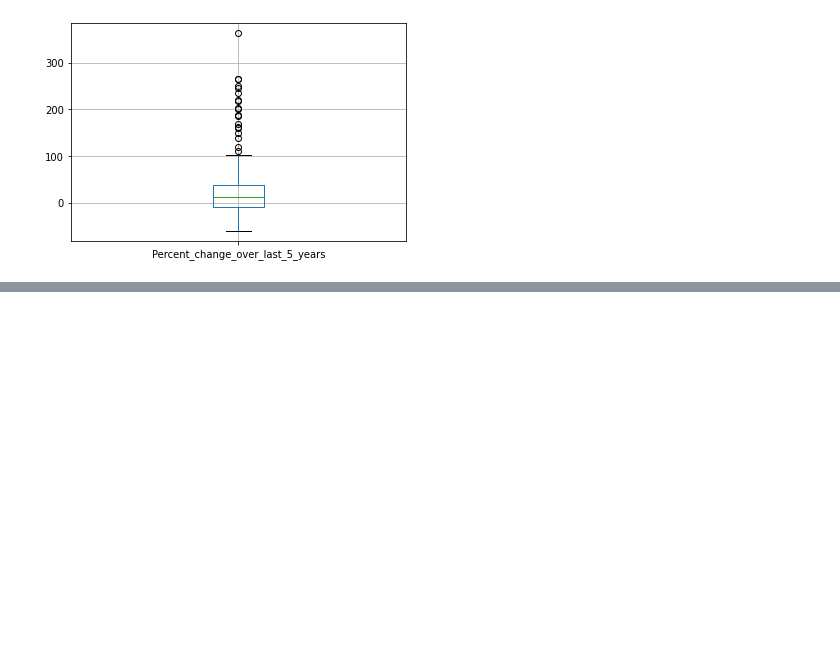
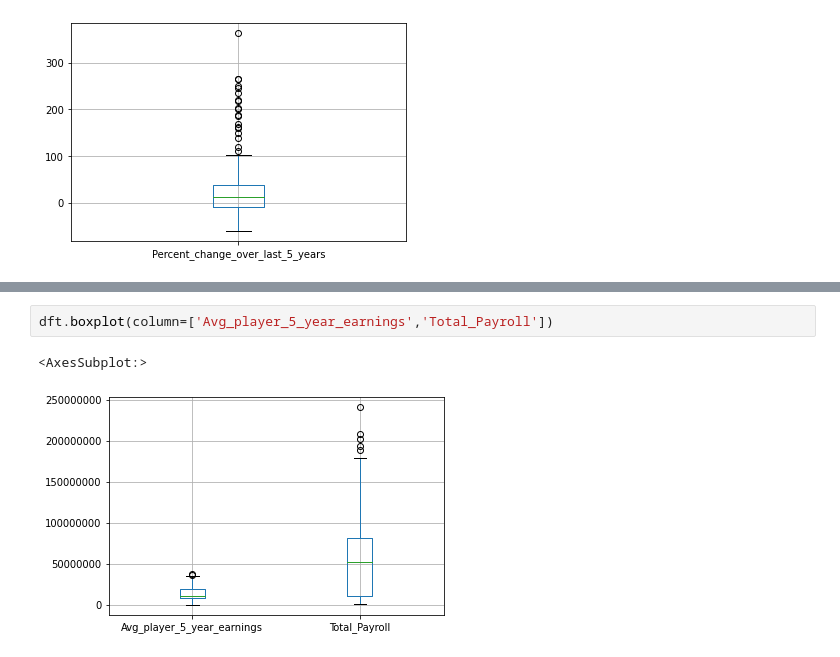
Before and after one commit to arjun-verma/Major_Project, a Jupyter notebook: analysis/univariate.ipynb, the cells around one changed output, grey strips where cells are left out. Saved outputs shown, nothing was run; the diff lists cells and outputs as text; blank space fills up the shorter version.

```diff
--- a/analysis/univariate.ipynb
+++ b/analysis/univariate.ipynb
@@ -256 +263,6 @@ dft.boxplot(column=['Percent_change_over_last_5_years'])
+# %%
+dft.boxplot(column=['Avg_player_5_year_earnings','Total_Payroll'])
+# %% [output]
+<AxesSubplot:>
+[figure, added]
 # %%
```
Also changed, not shown: parts of 14 cells of this notebook, 2 other files.
